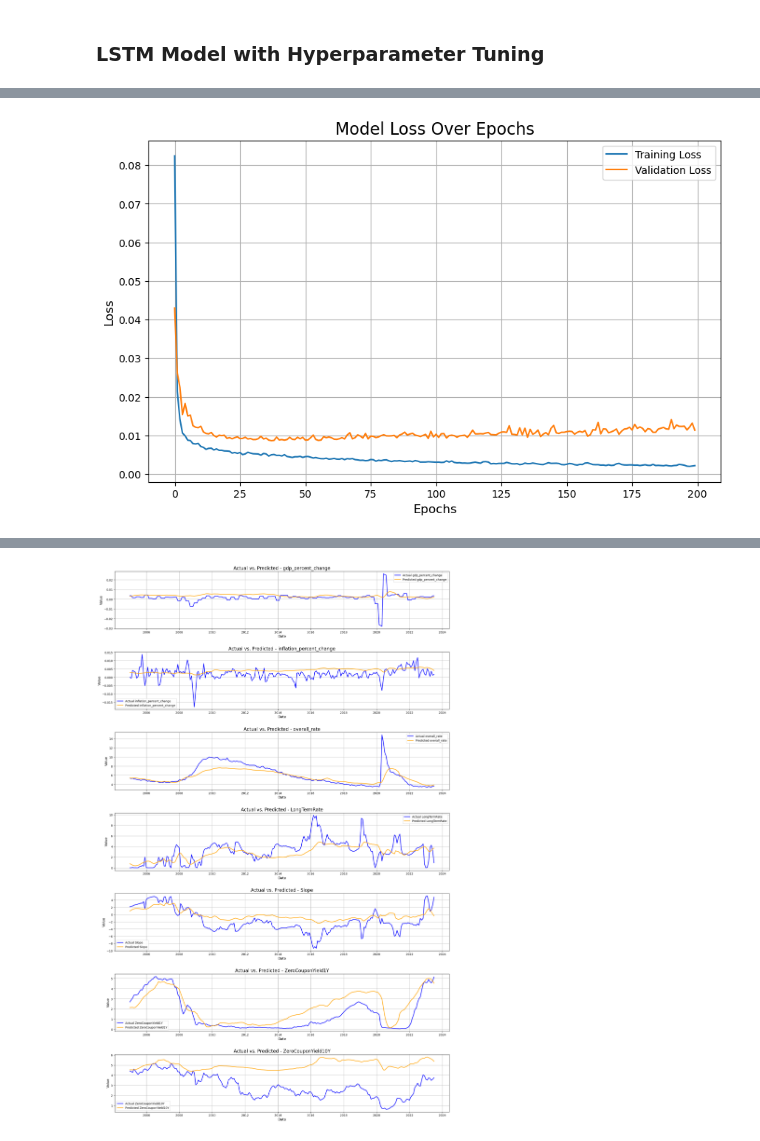
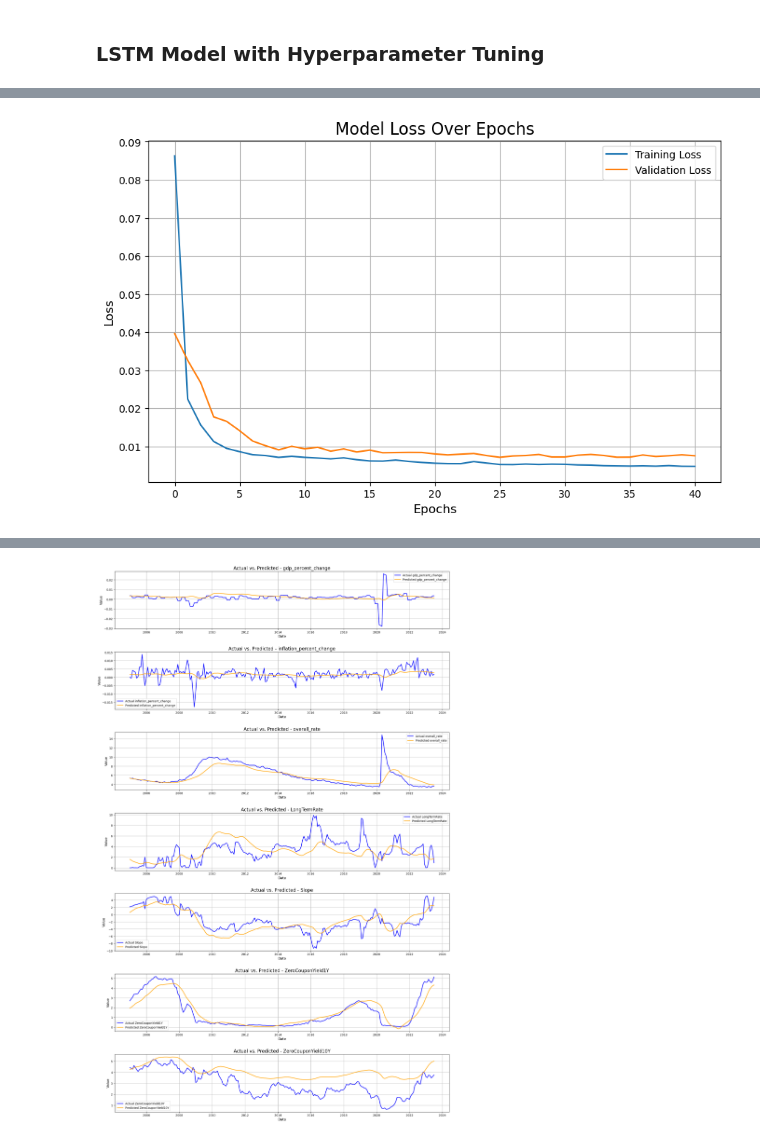
Before and after one commit to ChrisLato/AISE-4010-Project, a Jupyter notebook: LSTM.ipynb, the cells around one changed output, grey strips where cells are left out. Drawn from its saved outputs; the diff is of its cells as text; code cells hidden in the pictures.

```diff
--- a/LSTM.ipynb
+++ b/LSTM.ipynb
@@ -10,6 +10,7 @@ from keras.layers import LSTM, Dense, Dropout
 from keras_tuner import RandomSearch
 from sklearn.preprocessing import MinMaxScaler
 import matplotlib.pyplot as plt
+from tensorflow.keras.callbacks import EarlyStopping
 
 # Load and preprocess the data
 data = pd.read_csv("data/merged_data.csv")
@@ -19,7 +20,6 @@ data.sort_index(inplace=True)
 
 # Drop Recession column for better results (will be used in classification model)
 data = data.drop(columns=['Recession'], errors='ignore')
-
 
 # Normalize the data
 scaler = MinMaxScaler()
@@ -102,9 +102,22 @@ print(f"Optimal number of units: {best_hps.get('units')}")
 print(f"Optimal dropout rate: {best_hps.get('dropout_rate')}")
 print(f"Optimal learning rate: {best_hps.get('learning_rate')}")
 
-# Train the best model
+# Train the best model with Early Stopping
+early_stopping = EarlyStopping(
+    monitor='val_loss',
+    patience=15,  # Stop after 10 epochs with no improvement
+    restore_best_weights=True  # Restore the weights of the best model
+)
+
 best_model = tuner.hypermodel.build(best_hps)
-history = best_model.fit(X_train, y_train, epochs=200, validation_data=(X_test, y_test), batch_size=32)
+history = best_model.fit(
+    X_train, y_train,
+    epochs=200,
+    validation_data=(X_test, y_test),
+    batch_size=32,
+    callbacks=[early_stopping],
+    verbose=1
+)
 
 # Plot training and validation loss
 plt.figure(figsize=(10, 6))
@@ -121,12 +134,6 @@ plt.show()
 test_loss, test_mae = best_model.evaluate(X_test, y_test)
 print(f"Test Loss: {test_loss}")
 print(f"Test MAE: {test_mae}")
-
-# Final training and validation loss
-final_training_loss = history.history['loss'][-1]
-final_validation_loss = history.history['val_loss'][-1]
-print(f"Final Training Loss: {final_training_loss}")
-print(f"Final Validation Loss: {final_validation_loss}")
 
 # Save the trained model
 best_model.save("best_lstm_model.h5")
@@ -177 +184 @@ Epoch 200/200
-[figure, old version]
+[figure, new version]
@@ -184,4 +189,4 @@ Final Validation Loss: 0.011337227188050747
-[figure, old version]
+[figure, new version]
 # %%
 best_model.summary()
 # %% [output]
```
Also changed, not shown: parts of 2 cells of this notebook, 3 other files.
